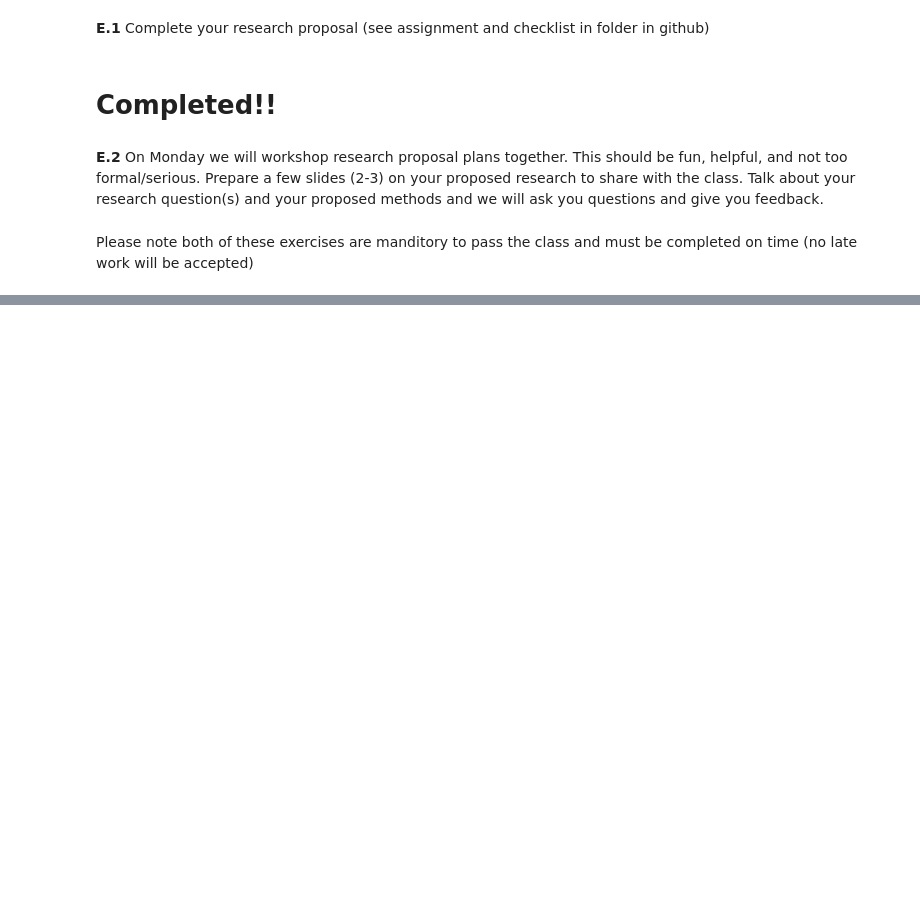
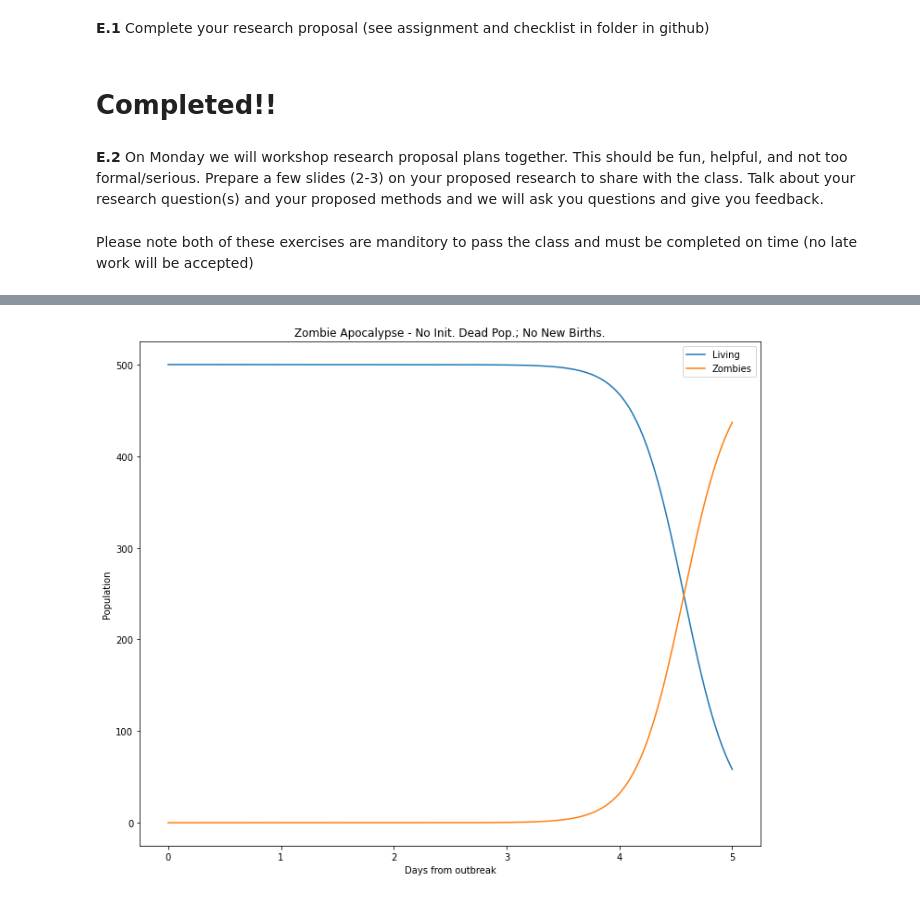
Before and after one commit to chsharrison/IntroSciComp_S2021, a Jupyter notebook: Rocio Hernandez/Lab11.2_reserach_proposals.ipynb, the cells around one changed output, grey strips where cells are left out. Cells and saved outputs as stored; diff of their text form; code cells hidden in the pictures; blank space fills up the shorter version.

```diff
--- a/Rocio Hernandez/Lab11.2_reserach_proposals.ipynb
+++ b/Rocio Hernandez/Lab11.2_reserach_proposals.ipynb
@@ -122,0 +127,84 @@ Please note both of these exercises are manditory to pass the class and must be
+# %%
+# zombie apocalypse modeling   #playing around with the variables here.
+import numpy as np
+import matplotlib.pyplot as plt
+from scipy.integrate import odeint
+plt.ion()
+plt.rcParams['figure.figsize'] = 12, 10
+
+P = 0      # birth rate
+d = 0.0001  # natural death percent (per day)
+B = 0.0095  # transmission percent  (per day)
+G = 0.0001  # resurect percent (per day)
+A = 0.0001  # destroy percent  (per day)
+
+# solve the system dy/dt = f(y, t)
+def f(y, t):
+     Si = y[0]
+     Zi = y[1]
+     Ri = y[2]
+     # the model equations (see Munz et al. 2009)
+     f0 = P - B*Si*Zi - d*Si
+     f1 = B*Si*Zi + G*Ri - A*Si*Zi
+     f2 = d*Si + A*Si*Zi - G*Ri
+     return [f0, f1, f2]
+
+# initial conditions
+S0 = 500.              # initial population
+Z0 = 0                 # initial zombie population
+R0 = 0                 # initial death population
+y0 = [S0, Z0, R0]     # initial condition vector
+t  = np.linspace(0, 5., 1000)         # time grid
+
+# solve the DEs
+soln = odeint(f, y0, t)
+S = soln[:, 0]
+Z = soln[:, 1]
+R = soln[:, 2]
+
+# plot results
+plt.figure()
+plt.plot(t, S, label='Living')
+plt.plot(t, Z, label='Zombies')
+plt.xlabel('Days from outbreak')
+plt.ylabel('Population')
+plt.title('Zombie Apocalypse - No Init. Dead Pop.; No New Births.')
+plt.legend(loc=0)
+
+# change the initial conditions
+R0 = 0.01*S0   # 1% of initial pop is dead
+y0 = [S0, Z0, R0]
+
+# solve the DEs
+soln = odeint(f, y0, t)
+S = soln[:, 0]
+Z = soln[:, 1]
+R = soln[:, 2]
+
+plt.figure()
+plt.plot(t, S, label='Living')
+plt.plot(t, Z, label='Zombies')
+plt.xlabel('Days from outbreak')
+plt.ylabel('Population')
+plt.title('Zombie Apocalypse - 1% Init. Pop. is Dead; No New Births.')
+plt.legend(loc=0)
+
+# change the initial conditions
+R0 = 0.01*S0   # 1% of initial pop is dead
+P  = 10        # 10 new births daily
+y0 = [S0, Z0, R0]
+
+# solve the DEs
+soln = odeint(f, y0, t)
+S = soln[:, 0]
+Z = soln[:, 1]
+R = soln[:, 2]
+
+plt.figure()
+plt.plot(t, S, label='Living')
+plt.plot(t, Z, label='Zombies')
+plt.xlabel('Days from outbreak')
+plt.ylabel('Population')
+plt.title('Zombie Apocalypse - 1% Init. Pop. is Dead; 10 Daily Births')
+plt.legend(loc=0)
+# %% [output]
@@ -122,0 +212 @@ Please note both of these exercises are manditory to pass the class and must be
+[figure, added]
```
Also changed, not shown: parts of 14 cells of this notebook.
